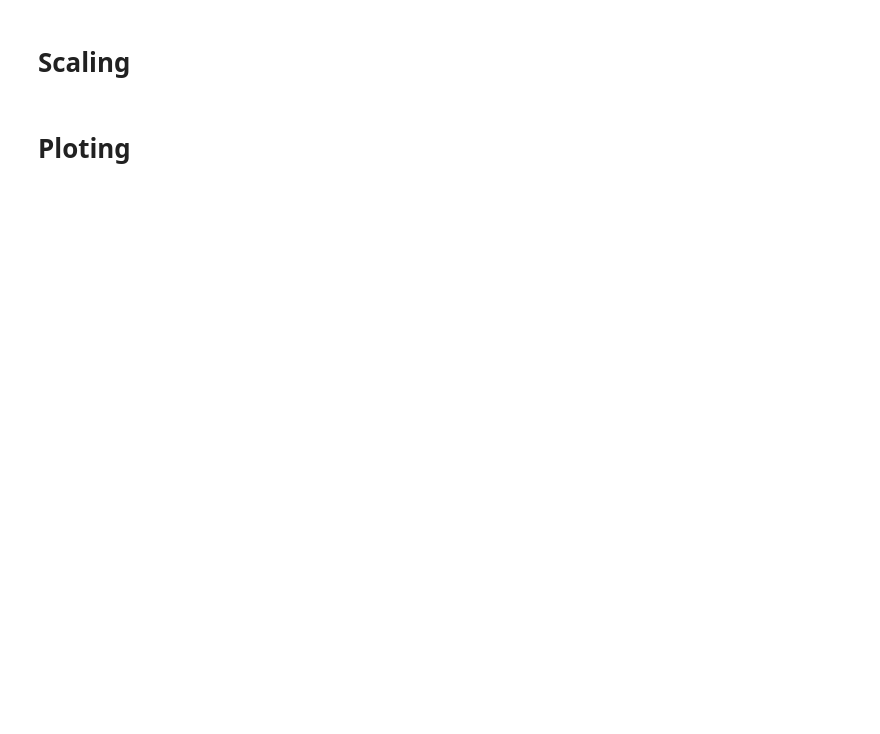
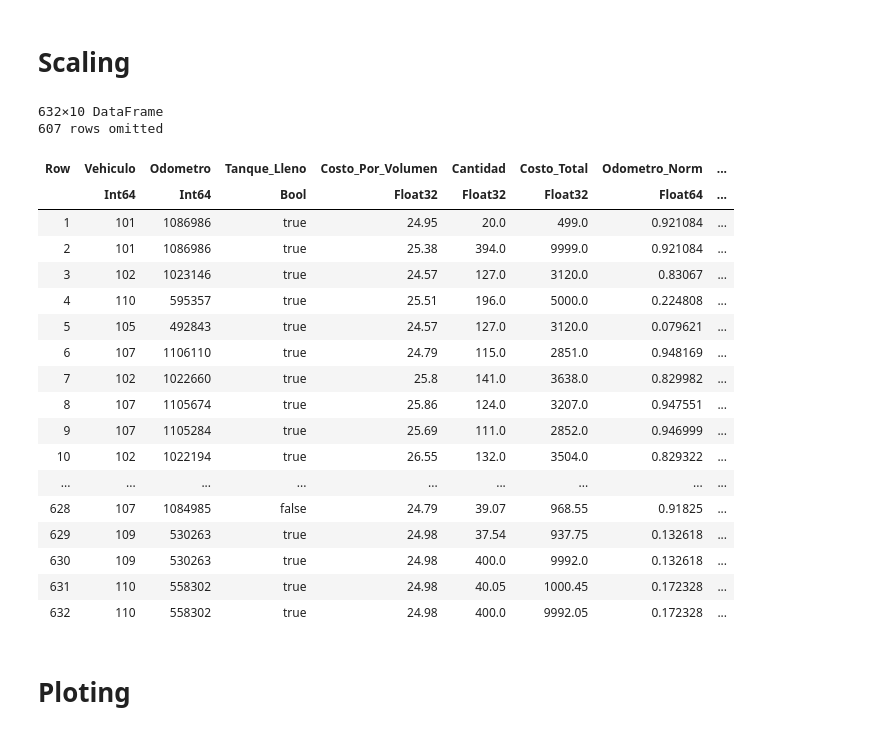
Before and after one commit to 00sen/JuliaLinearRegressionProject, a Jupyter notebook: dam.ipynb, the cells around one changed output. Cells and saved outputs as stored; diff of their text form; code cells hidden in the pictures; blank space fills up the shorter version.

```diff
--- a/dam.ipynb
+++ b/dam.ipynb
@@ -227,5 +229,45 @@ shuffled_df = df[shuffle(1:nrow(df)), :]
 # %% [markdown]
 # Scaling
+# %%
+# Function to normalize data
+function normalize(column)
+    min_val = minimum(column)
+    max_val = maximum(column)
+    return (column .- min_val) ./ (max_val .- min_val)
+end
+
+# Function to standardize data (Non-used, no normal distribution. No mean = 0 and std = 1)
+function standardize(column)
+    mean_val = mean(column)
+    std_val = std(column)
+    return (column .- mean_val) ./ std_val
+end
+
+transform!(df, :Odometro => normalize => :Odometro_Norm,
+    :Costo_Por_Volumen => normalize => :Costo_Por_Volumen_Norm,
+    :Cantidad => normalize => :Cantidad_Norm,
+    :Costo_Total => normalize => :Costo_Total_Norm)
+# %% [output]
+632×10 DataFrame
+607 rows omitted
+| Row | Vehiculo | Odometro | Tanque_Lleno | Costo_Por_Volumen | Cantidad | Costo_Total | Odometro_Norm | ... |
+|  | Int64 | Int64 | Bool | Float32 | Float32 | Float32 | Float64 | ... |
+| 1 | 101 | 1086986 | true | 24.95 | 20.0 | 499.0 | 0.921084 | ... |
+| 2 | 101 | 1086986 | true | 25.38 | 394.0 | 9999.0 | 0.921084 | ... |
+| 3 | 102 | 1023146 | true | 24.57 | 127.0 | 3120.0 | 0.83067 | ... |
+| 4 | 110 | 595357 | true | 25.51 | 196.0 | 5000.0 | 0.224808 | ... |
+| 5 | 105 | 492843 | true | 24.57 | 127.0 | 3120.0 | 0.079621 | ... |
+| 6 | 107 | 1106110 | true | 24.79 | 115.0 | 2851.0 | 0.948169 | ... |
+| 7 | 102 | 1022660 | true | 25.8 | 141.0 | 3638.0 | 0.829982 | ... |
+| 8 | 107 | 1105674 | true | 25.86 | 124.0 | 3207.0 | 0.947551 | ... |
+| 9 | 107 | 1105284 | true | 25.69 | 111.0 | 2852.0 | 0.946999 | ... |
+| 10 | 102 | 1022194 | true | 26.55 | 132.0 | 3504.0 | 0.829322 | ... |
+| ... | ... | ... | ... | ... | ... | ... | ... | ... |
+| 628 | 107 | 1084985 | false | 24.79 | 39.07 | 968.55 | 0.91825 | ... |
+| 629 | 109 | 530263 | true | 24.98 | 37.54 | 937.75 | 0.132618 | ... |
+| 630 | 109 | 530263 | true | 24.98 | 400.0 | 9992.0 | 0.132618 | ... |
+| 631 | 110 | 558302 | true | 24.98 | 40.05 | 1000.45 | 0.172328 | ... |
+| 632 | 110 | 558302 | true | 24.98 | 400.0 | 9992.05 | 0.172328 | ... |
 # %% [markdown]
 # Ploting
 # %%
```
Also changed, not shown: parts of 13 cells of this notebook, 1 other file.
